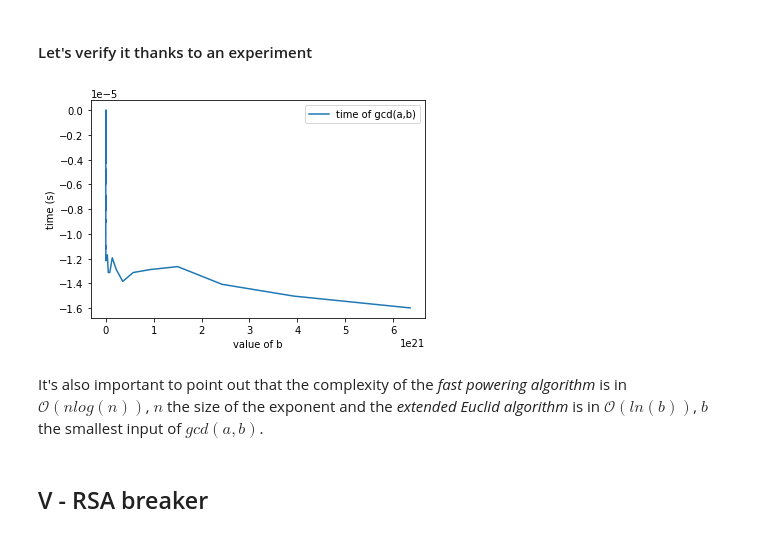
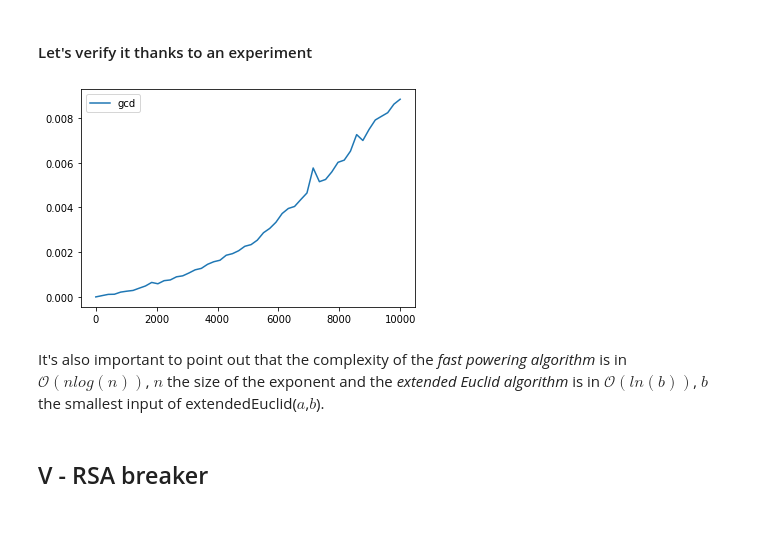
Before and after one commit to galyfray/IT41_TH1, a Jupyter notebook: Question1.ipynb, the cells around one changed output. Drawn from its saved outputs; the diff is of its cells as text; code cells hidden in the pictures.

Commit message:
Courbe Euclide

```diff
--- a/Question1.ipynb
+++ b/Question1.ipynb
@@ -275,17 +303,5 @@ def r_gcd(a,b):
 # %% [markdown]
 #### Let's verify it thanks to an experiment
-# %%
-import numpy as np
-import math
-
-def linspace(min:int,max:int,number:int):
-    return [int(x) for x in np.linspace(min,max,number)]
-
-start = 2
-stop = 10284720757613717413913
-num = 50
-points = linspace(start,stop,num)
-#print(points)
 # %%
 # Print the Fibonnaci numbers from 0 to n
 def Fibonnaci_sequence(n):
@@ -305,28 +318,0 @@ def Fibonnaci_sequence(n):
-# %%
-import time
-
-a = Fibonnaci_sequence(105)
-b = Fibonnaci_sequence(106)
-b.pop(0)
-fct1 = []
-fct2 = []
-fct3 = []
-
-for i in range(len(a)):
-    start_time = time.time()
-    l = gcd(a[i],b[i])
-    t_time = start_time - time.time()
-    #print("----", t_time, " seconds ----")
-    fct1.append(t_time)
-# %%
-import matplotlib.pyplot as plt
-
-plt.figure()
-plt.plot(b,fct1, label='time of gcd(a,b)')
-#plt.title('figure 1')
-plt.xlabel('value of b')
-plt.ylabel('time (s)')
-plt.legend()
-plt.show()
-# %% [output]
-[figure, removed]
@@ -333,5 +443,11 @@ plt.show()
+# %%
+Fn = Fibonnaci_sequence(10000)
+data = benchmark([gcd],linspace(2,10000,50),lambda n:Fn[n-1:n+1],100,warm=True)
+plot(data).show()
+# %% [output]
+[figure, added]
 # %% [markdown]
-It's also important to point out that the complexity of the *fast powering algorithm* is in $\mathcal{O}(nlog(n))$, $n$ the size of the exponent and the *extended Euclid algorithm* is in $\mathcal{O}(ln(b))$, $b$ the smallest input of $gcd(a,b)$.
+It's also important to point out that the complexity of the *fast powering algorithm* is in $\mathcal{O}(nlog(n))$, $n$ the size of the exponent and the *extended Euclid algorithm* is in $\mathcal{O}(ln(b))$, $b$ the smallest input of extendedEuclid($a$,$b$).
 # %% [markdown]
 ## V - RSA breaker
 # %% [markdown]
```
Also changed, not shown: parts of 6 cells of this notebook.
